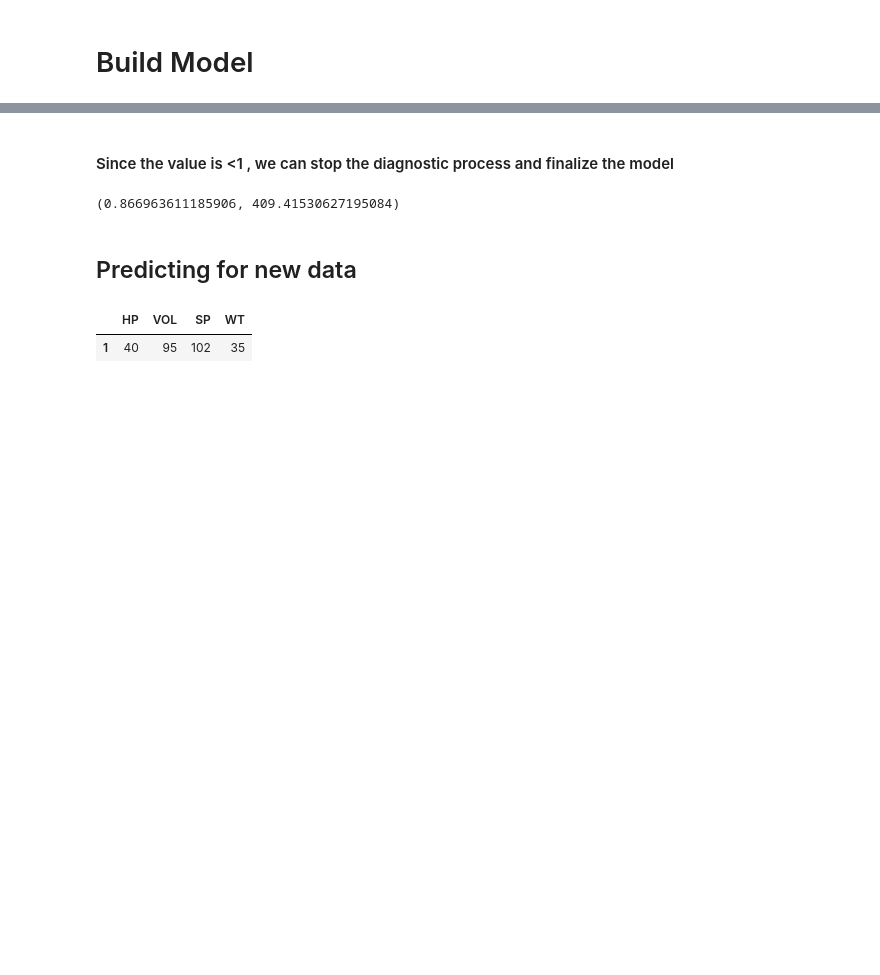
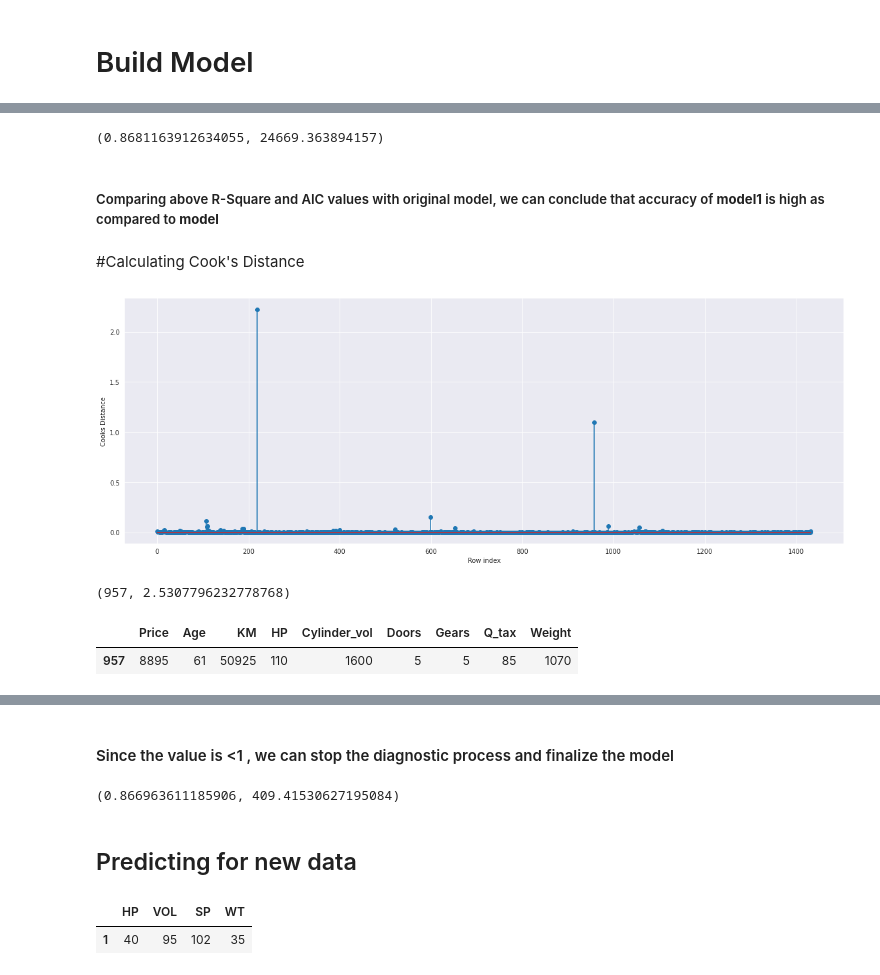
Before and after one commit to RiteshopShrivastava/Assignment_5_Multi_Linear_Regression_Toyota, a Jupyter notebook: Assignment_5_MLR_Toyota_Corolla.ipynb, the cells around one changed output, grey strips where cells are left out. Drawn from its saved outputs; the diff is of its cells as text; code cells hidden in the pictures; blank space fills up the shorter version.

```diff
--- a/Assignment_5_MLR_Toyota_Corolla.ipynb
+++ b/Assignment_5_MLR_Toyota_Corolla.ipynb
@@ -523,3 +521,3 @@ cars_new = pd.read_csv("Cars.csv")
 # %%
 #Discard the data points which are influencers and reasign the row number (reset_index())
-car1=cars_new.drop(cars_new.index[[70,76]],axis=0).reset_index()
+toyota3=toyota3.drop(toyota3.index[[80]],axis=0).reset_index()
@@ -542,3 +540,3 @@ car1
 # %%
 #Drop the original index
-car1=car1.drop(['index'],axis=1)
+toyota3=toyota3.drop(['index'],axis=1)
@@ -673,0 +591,32 @@ plt.ylabel('Cooks Distance');
+# %%
+#Rebuild model and generate R-Squared and AIC values
+#
+model1 = smf.ols('Price~Age+KM+HP+Cylinder_vol+Doors+Gears+Q_tax+Weight',data=toyota3).fit()
+# %%
+(model1.rsquared,model1.aic)
+# %% [output]
+(0.8681163912634055, 24669.363894157)
+# %% [markdown]
+##### Comparing above R-Square and AIC values with original model, we can conclude that accuracy of **model1** is high as compared to **model**
+# %% [markdown]
+#Calculating Cook's Distance
+# %%
+model1_influence = model1.get_influence() # get_influence() drived from our model i.e 'model1"
+(c1, _) = model1_influence.cooks_distance  # Cook’s Distance
+# %%
+fig= plt.subplots(figsize=(20,7))
+plt.stem(np.arange(len(toyota3)),np.round(c1,3));
+plt.xlabel('Row index')
+plt.ylabel('Cooks Distance');
+# %% [output]
+[figure, added]
+# %%
+#index of the data points where c is more than 1
+(np.argmax(c),np.max(c))
+# %% [output]
+(957, 2.5307796232778768)
+# %%
+toyota3[toyota3.index.isin([957])]
+# %% [output]
+|  | Price | Age | KM | HP | Cylinder_vol | Doors | Gears | Q_tax | Weight |
+| 957 | 8895 | 61 | 50925 | 110 | 1600 | 5 | 5 | 85 | 1070 |
```
Also changed, not shown: parts of 49 cells of this notebook.
